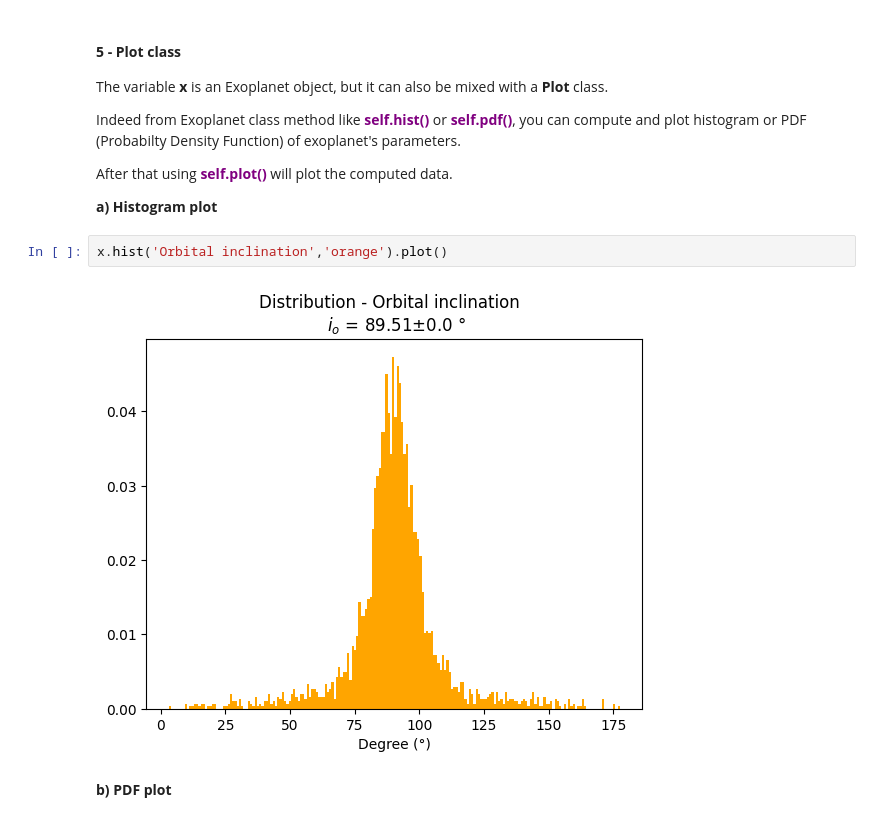
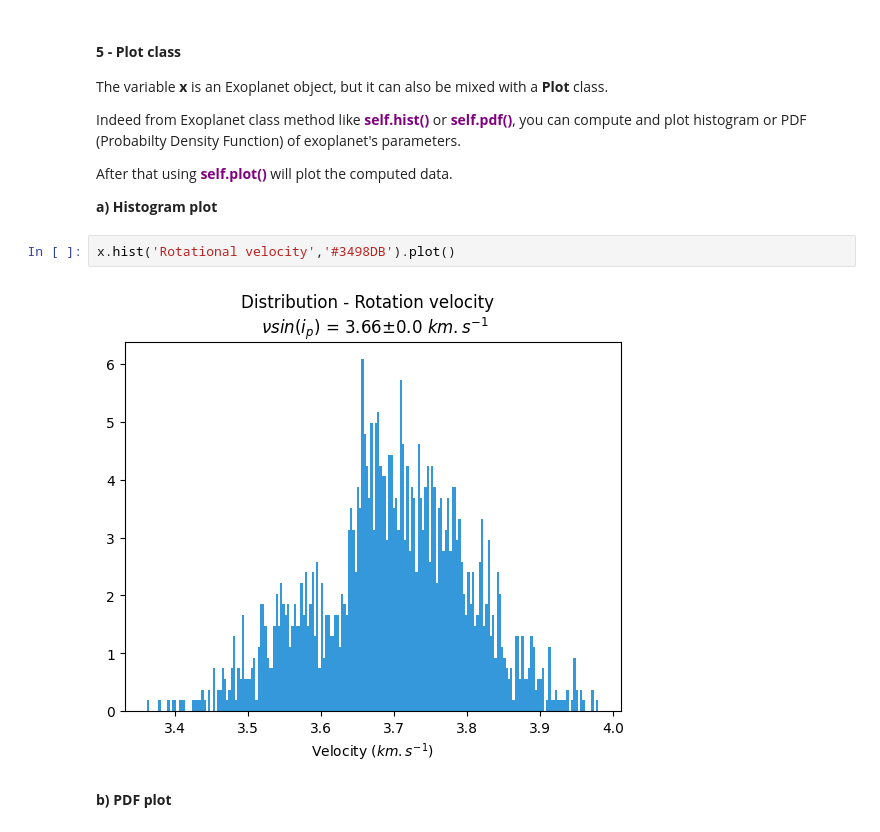
Before and after one commit to exoAtmospheres/exoSpin, a Jupyter notebook: DEMO/DEMO_exoSpin.ipynb, the cells around one changed output. Drawn from its saved outputs; the diff is of its cells as text.

```diff
--- a/DEMO/DEMO_exoSpin.ipynb
+++ b/DEMO/DEMO_exoSpin.ipynb
@@ -104,9 +104,9 @@ After that using <font color='purple'>**self.plot()**</font> will plot the compu
 
 **a) Histogram plot**
 # %%
-x.hist('Orbital inclination','orange').plot()
+x.hist('Rotational velocity','#3498DB').plot()
 # %% [output]
-[figure, old version]
+[figure, new version]
 # %% [markdown]
 **b) PDF plot**
 # %%
```
Also changed, not shown: parts of 4 cells of this notebook.
